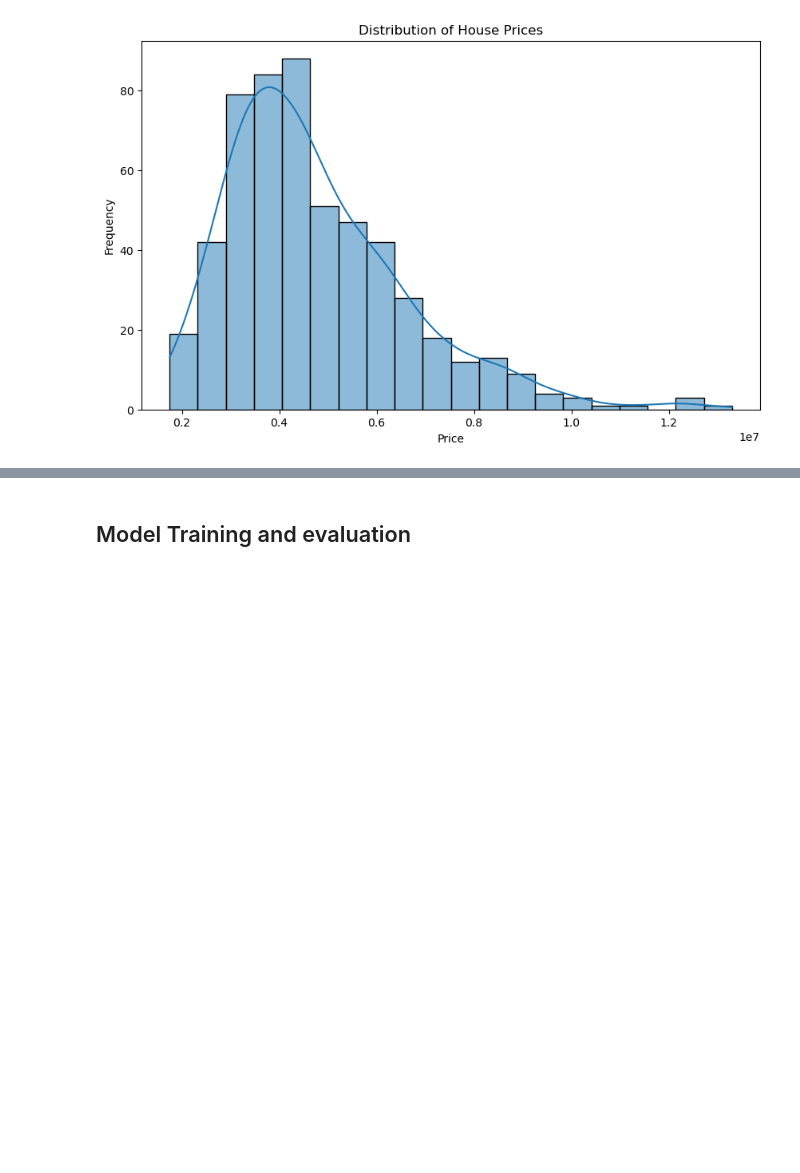
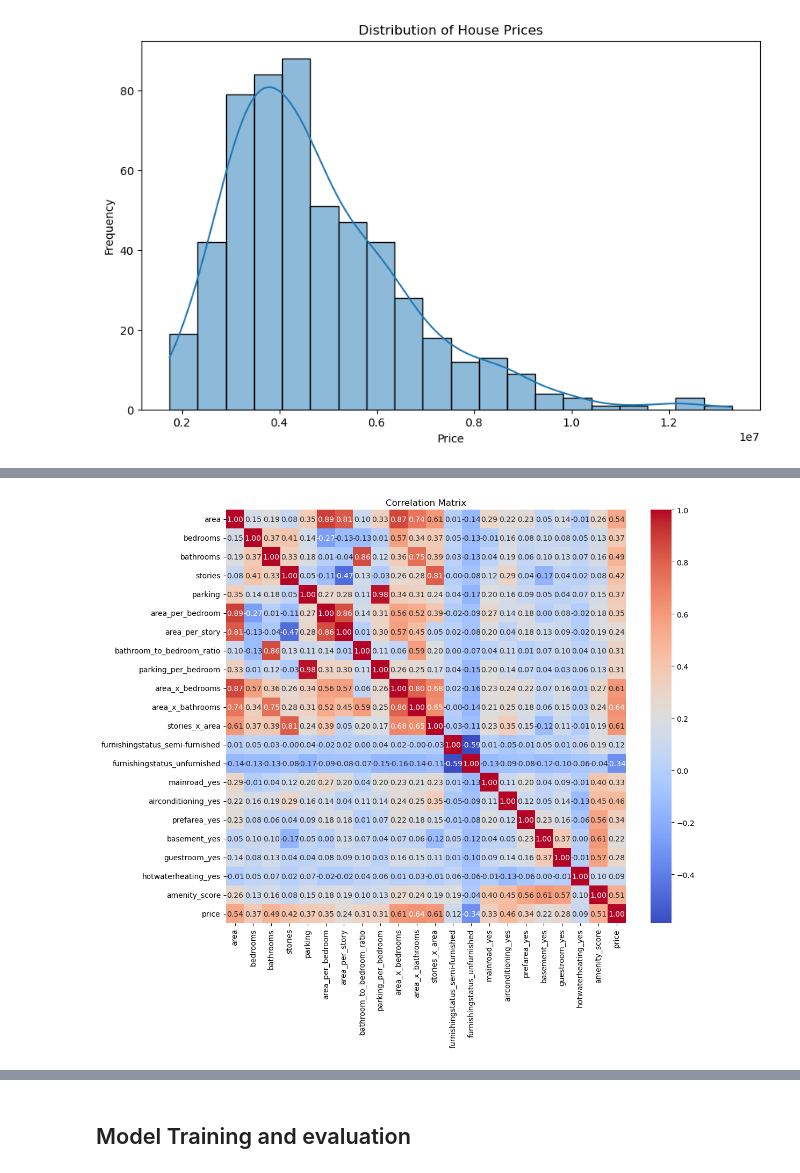
Before and after one commit to Piethras/Group_1_Solavise_Women_in_Data_Science, a Jupyter notebook: House_price_prediction.ipynb, the cells around one changed output, grey strips where cells are left out. Cells and saved outputs as stored; diff of their text form; code cells hidden in the pictures; blank space fills up the shorter version.

Commit message:
data analysis and ml

```diff
--- a/House_price_prediction.ipynb
+++ b/House_price_prediction.ipynb
@@ -118,0 +155,10 @@ plt.show()
+# %%
+categorical_cols = ['furnishingstatus', 'mainroad', 'airconditioning',
+                    'prefarea', 'basement', 'guestroom', 'hotwaterheating']
+
+data_encoded = pd.get_dummies(
+    data,
+    columns=categorical_cols,
+    drop_first=True,
+    dtype=int
+)
@@ -118,0 +175,7 @@ plt.show()
+# %%
+# Combined amenity signal
+amenities = ['furnishingstatus_semi-furnished', 'furnishingstatus_unfurnished', 'mainroad_yes', 'airconditioning_yes', 'prefarea_yes', 'basement_yes', 'guestroom_yes', 'hotwaterheating_yes']
+data_encoded['amenity_score'] = data_encoded[amenities].sum(axis=1)
+# %%
+# target normalisation
+data_encoded['price'] = np.log1p(data_encoded['price'])
@@ -118,0 +192,13 @@ plt.show()
+# %%
+# feature scaling
+scaler = StandardScaler()
+X = data_encoded.drop(columns='price')
+X_scaled = scaler.fit_transform(X)
+
+X_scaled = pd.DataFrame(
+    X_scaled,
+    columns=X.columns,
+    index=X.index
+)
+
+data_encoded_scaled = pd.concat([X_scaled, data_encoded['price']], axis=1)
@@ -118,0 +215,9 @@ plt.show()
+# %%
+# Checking for multicollinearity
+plt.figure(figsize=(12, 10))
+correlation_matrix = data_encoded_scaled.corr()
+sns.heatmap(correlation_matrix, annot=True, fmt=".2f", cmap='coolwarm')
+plt.title('Correlation Matrix')
+plt.show()
+# %% [output]
+[figure, added]
```
Also changed, not shown: parts of 20 cells of this notebook.
